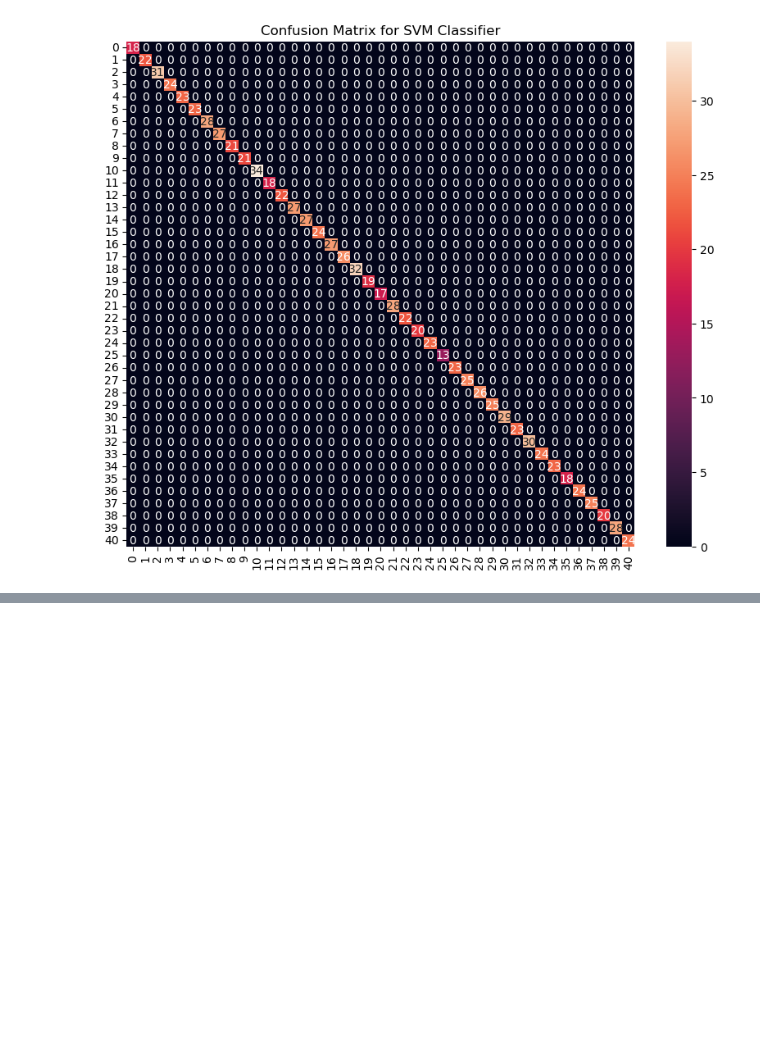
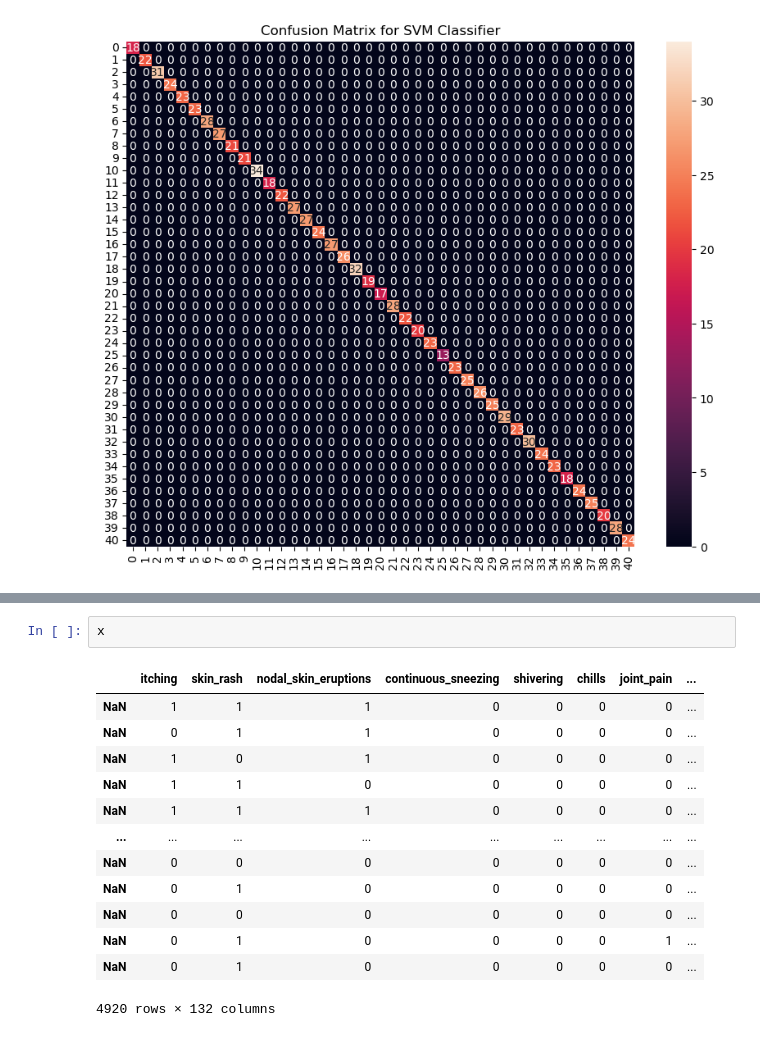
Before and after one commit to TanishqT7/Everyday-Projects, a Jupyter notebook: Disease Prediction/model.ipynb, the cells around one changed output, grey strips where cells are left out. Saved outputs shown, nothing was run; the diff lists cells and outputs as text; blank space fills up the shorter version.

```diff
--- a/Disease Prediction/model.ipynb
+++ b/Disease Prediction/model.ipynb
@@ -121,0 +196,16 @@ Accuracy on test data by SVM Classifier: 100.0
+# %%
+x
+# %% [output]
+|  | itching | skin_rash | nodal_skin_eruptions | continuous_sneezing | shivering | chills | joint_pain | ... |
+| NaN | 1 | 1 | 1 | 0 | 0 | 0 | 0 | ... |
+| NaN | 0 | 1 | 1 | 0 | 0 | 0 | 0 | ... |
+| NaN | 1 | 0 | 1 | 0 | 0 | 0 | 0 | ... |
+| NaN | 1 | 1 | 0 | 0 | 0 | 0 | 0 | ... |
+| NaN | 1 | 1 | 1 | 0 | 0 | 0 | 0 | ... |
+| ... | ... | ... | ... | ... | ... | ... | ... | ... |
+| NaN | 0 | 0 | 0 | 0 | 0 | 0 | 0 | ... |
+| NaN | 0 | 1 | 0 | 0 | 0 | 0 | 0 | ... |
+| NaN | 0 | 0 | 0 | 0 | 0 | 0 | 0 | ... |
+| NaN | 0 | 1 | 0 | 0 | 0 | 0 | 1 | ... |
+| NaN | 0 | 1 | 0 | 0 | 0 | 0 | 0 | ... |
+4920 rows × 132 columns
```
Also changed, not shown: parts of 4 cells of this notebook.
